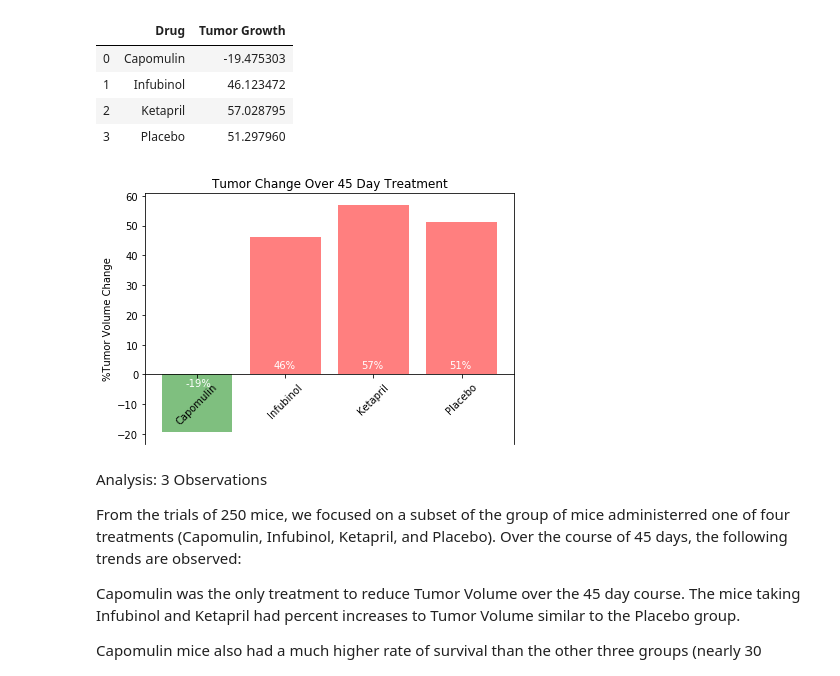
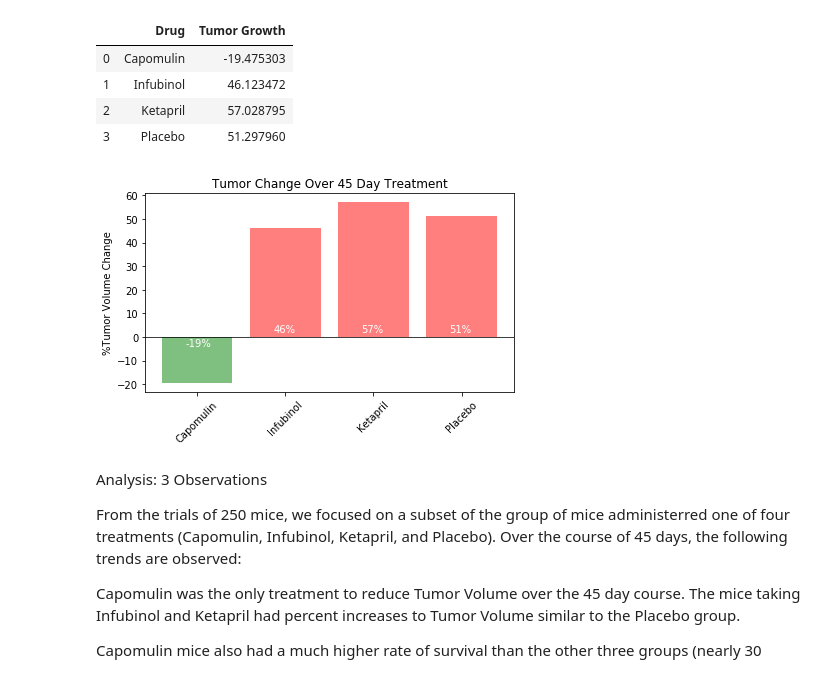
Before and after one commit to Blasda01/Pharmacy_Trials_Python, a Jupyter notebook: Code_and_Data/Code_Drug_Trials.ipynb, the cells around one changed output. Drawn from its saved outputs; the diff is of its cells as text; code cells hidden in the pictures.

Commit message:
plot edits

```diff
--- a/Code_and_Data/Code_Drug_Trials.ipynb
+++ b/Code_and_Data/Code_Drug_Trials.ipynb
@@ -312,36 +312,35 @@ y_values = tumor_change_df["Tumor Growth"]
 color_list = []
 
 for name in tumor_change:
     if name >= 0:
         color_list.append('r')
     else:
         color_list.append('g')
 
 # Orient widths. Add labels, tick marks, etc.
 fig, ax = plt.subplots()
 
 ax.bar(x_axis, y_values, color=color_list, alpha=0.5, align="center")
 ax.set_title("Tumor Change Over 45 Day Treatment")
 ax.set_ylabel("%Tumor Volume Change")
-# set the y-spine
-ax.spines['bottom'].set_position('zero')
+ax.axhline(y=0, color='k', linewidth=0.75)
 plt.setp(ax.xaxis.get_majorticklabels(), rotation=45)
 fig.tight_layout()
 
 #Add percent label inside bar graph, using patch placement
 for i in ax.patches:
     if i.get_height() >= 0:
         ax.text(i.get_x()+0.33*i.get_width(), 2, str(int(round(i.get_height())))+'%', fontsize=10, color='white')
     else:
         ax.text(i.get_x()+0.33*i.get_width(), -4, str(int(round(i.get_height())))+'%', fontsize=10, color='white')
 
 # Save the Figure
 plt.savefig("../images/tumor_change.png")
 
 # Show the Figure
 fig.show()
 # %% [output]
-[figure, old version]
+[figure, new version]
 # %% [markdown]
 Analysis:  3 Observations
 
```
Also changed, not shown: 1 other file.
